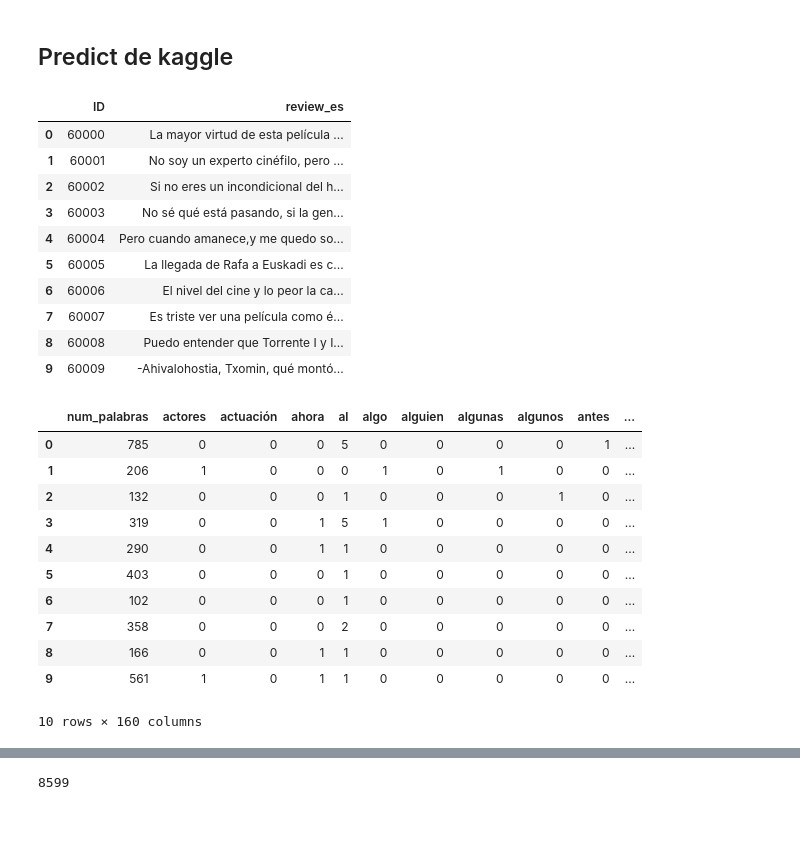
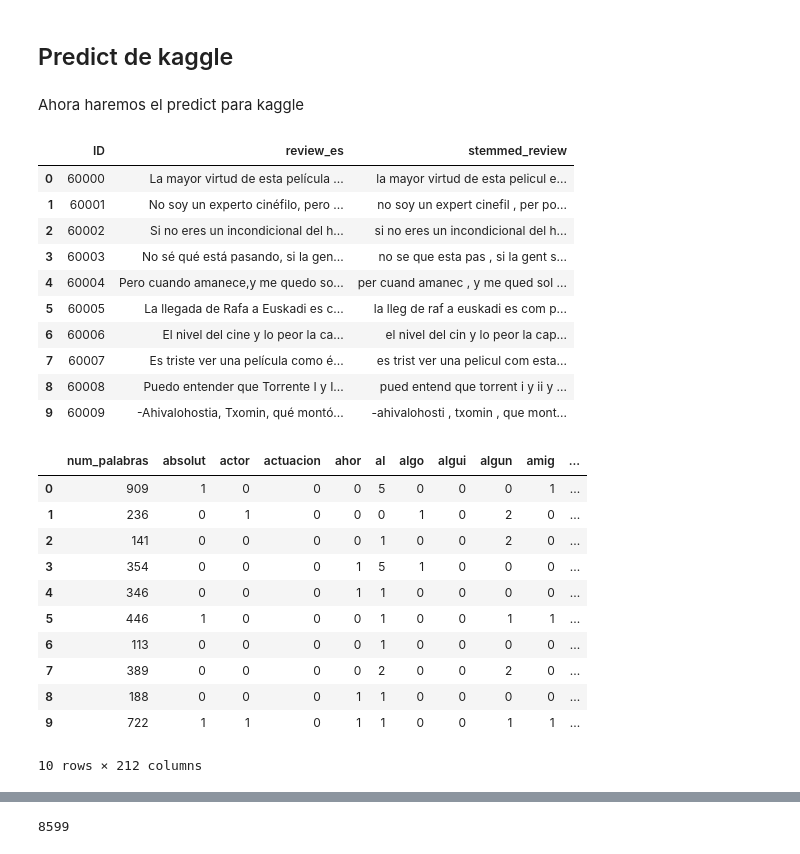
Before and after one commit to Chuleeta/TP1y2-OrgaDeDatos, a Jupyter notebook: TP2/7506R_TP2_GRUPO23_CHP1_ENTREGA_Ensamble.ipynb, the cells around one changed output, grey strips where cells are left out. Drawn from its saved outputs; the diff is of its cells as text; code cells hidden in the pictures; blank space fills up the shorter version.

```diff
--- a/TP2/7506R_TP2_GRUPO23_CHP1_ENTREGA_Ensamble.ipynb
+++ b/TP2/7506R_TP2_GRUPO23_CHP1_ENTREGA_Ensamble.ipynb
@@ -146,0 +304,8 @@ Abrimos el Random Forest que conseguimos anteriormente con los mejores hiperpara
+# %%
+vectorizer_tfid = TfidfVectorizer(min_df=0.1, max_df=0.7,token_pattern=r'\b(?:[^\d\W_])+\b')
+X_tfid = vectorizer_tfid.fit_transform(df_tfid['stemmed_review'])
+palabras_tfid = vectorizer_tfid.get_feature_names_out()
+
+print(palabras_tfid)
+print(len(palabras_tfid))
+print(X_tfid.toarray())
@@ -146,0 +330,5 @@ Abrimos el Random Forest que conseguimos anteriormente con los mejores hiperpara
+# %%
+for i, palabra in enumerate(palabras_tfid):
+    df_tfid[palabra] = X_tfid.toarray()[:, i]
+
+df_tfid.head(10)
@@ -146,0 +350,11 @@ Abrimos el Random Forest que conseguimos anteriormente con los mejores hiperpara
+# %%
+from langdetect import detect
+
+indices_tfid = []
+
+for i, fila in df_tfid.iterrows():
+    review = fila['stemmed_review']
+    if detect(review) != 'es':
+        indices_tfid.append(i)
+
+df_tfid.iloc[indices_tfid]
@@ -210,46 +481,50 @@ weighted avg       0.73      0.72      0.72     15000
 # %% [markdown]
 ## Predict de kaggle
+# %% [markdown]
+Ahora haremos el predict para kaggle
 # %%
 df_criticas_test = pd.read_csv('./test.csv')
 df_test = df_criticas_test.copy()
+df_test['stemmed_review'] = df_test['review_es'].apply(stem_sentence)
 df_test.head(10)
 # %% [output]
-|  | ID | review_es |
-| 0 | 60000 | La mayor virtud de esta película ... |
-| 1 | 60001 | No soy un experto cinéfilo, pero ... |
-| 2 | 60002 | Si no eres un incondicional del h... |
-| 3 | 60003 | No sé qué está pasando, si la gen... |
-| 4 | 60004 | Pero cuando amanece,y me quedo so... |
-| 5 | 60005 | La llegada de Rafa a Euskadi es c... |
-| 6 | 60006 | El nivel del cine y lo peor la ca... |
-| 7 | 60007 | Es triste ver una película como é... |
-| 8 | 60008 | Puedo entender que Torrente I y I... |
-| 9 | 60009 | -Ahivalohostia, Txomin, qué montó... |
+|  | ID | review_es | stemmed_review |
+| 0 | 60000 | La mayor virtud de esta película ... | la mayor virtud de esta pelicul e... |
+| 1 | 60001 | No soy un experto cinéfilo, pero ... | no soy un expert cinefil , per po... |
+| 2 | 60002 | Si no eres un incondicional del h... | si no eres un incondicional del h... |
+| 3 | 60003 | No sé qué está pasando, si la gen... | no se que esta pas , si la gent s... |
+| 4 | 60004 | Pero cuando amanece,y me quedo so... | per cuand amanec , y me qued sol ... |
+| 5 | 60005 | La llegada de Rafa a Euskadi es c... | la lleg de raf a euskadi es com p... |
+| 6 | 60006 | El nivel del cine y lo peor la ca... | el nivel del cin y lo peor la cap... |
+| 7 | 60007 | Es triste ver una película como é... | es trist ver una pelicul com esta... |
+| 8 | 60008 | Puedo entender que Torrente I y I... | pued entend que torrent i y ii y ... |
+| 9 | 60009 | -Ahivalohostia, Txomin, qué montó... | -ahivalohosti , txomin , que mont... |
 # %%
-df_test['num_palabras'] = df_test['review_es'].str.split().apply(len)
+df_test['num_palabras'] = df_test['stemmed_review'].str.split().apply(len)
 
 vectorizer = CountVectorizer(vocabulary=palabras)
-matriz_caracteristicas_test = vectorizer.fit_transform(df_test['review_es'])
+matriz_caracteristicas_test = vectorizer.fit_transform(df_test['stemmed_review'])
 
 for i, palabra in enumerate(palabras):
     df_test[palabra] = matriz_caracteristicas_test.toarray()[:, i]
 
 
 _df_test = df_test.drop(columns='ID',inplace=False)
 _df_test.drop(columns='review_es',inplace=True)
+_df_test.drop(columns='stemmed_review',inplace=True)
 
 _df_test.head(10)
 # %% [output]
-|  | num_palabras | actores | actuación | ahora | al | algo | alguien | algunas | algunos | antes | ... |
-| 0 | 785 | 0 | 0 | 0 | 5 | 0 | 0 | 0 | 0 | 1 | ... |
-| 1 | 206 | 1 | 0 | 0 | 0 | 1 | 0 | 1 | 0 | 0 | ... |
-| 2 | 132 | 0 | 0 | 0 | 1 | 0 | 0 | 0 | 1 | 0 | ... |
-| 3 | 319 | 0 | 0 | 1 | 5 | 1 | 0 | 0 | 0 | 0 | ... |
-| 4 | 290 | 0 | 0 | 1 | 1 | 0 | 0 | 0 | 0 | 0 | ... |
-| 5 | 403 | 0 | 0 | 0 | 1 | 0 | 0 | 0 | 0 | 0 | ... |
-| 6 | 102 | 0 | 0 | 0 | 1 | 0 | 0 | 0 | 0 | 0 | ... |
-| 7 | 358 | 0 | 0 | 0 | 2 | 0 | 0 | 0 | 0 | 0 | ... |
-| 8 | 166 | 0 | 0 | 1 | 1 | 0 | 0 | 0 | 0 | 0 | ... |
-| 9 | 561 | 1 | 0 | 1 | 1 | 0 | 0 | 0 | 0 | 0 | ... |
+|  | num_palabras | absolut | actor | actuacion | ahor | al | algo | algui | algun | amig | ... |
+| 0 | 909 | 1 | 0 | 0 | 0 | 5 | 0 | 0 | 0 | 1 | ... |
+| 1 | 236 | 0 | 1 | 0 | 0 | 0 | 1 | 0 | 2 | 0 | ... |
+| 2 | 141 | 0 | 0 | 0 | 0 | 1 | 0 | 0 | 2 | 0 | ... |
+| 3 | 354 | 0 | 0 | 0 | 1 | 5 | 1 | 0 | 0 | 0 | ... |
+| 4 | 346 | 0 | 0 | 0 | 1 | 1 | 0 | 0 | 0 | 0 | ... |
+| 5 | 446 | 1 | 0 | 0 | 0 | 1 | 0 | 0 | 1 | 1 | ... |
+| 6 | 113 | 0 | 0 | 0 | 0 | 1 | 0 | 0 | 0 | 0 | ... |
+| 7 | 389 | 0 | 0 | 0 | 0 | 2 | 0 | 0 | 2 | 0 | ... |
+| 8 | 188 | 0 | 0 | 0 | 1 | 1 | 0 | 0 | 0 | 0 | ... |
+| 9 | 722 | 1 | 1 | 0 | 1 | 1 | 0 | 0 | 1 | 1 | ... |
-10 rows × 160 columns
+10 rows × 212 columns
 # %%
```
Also changed, not shown: parts of 43 cells of this notebook, 14 other files.
